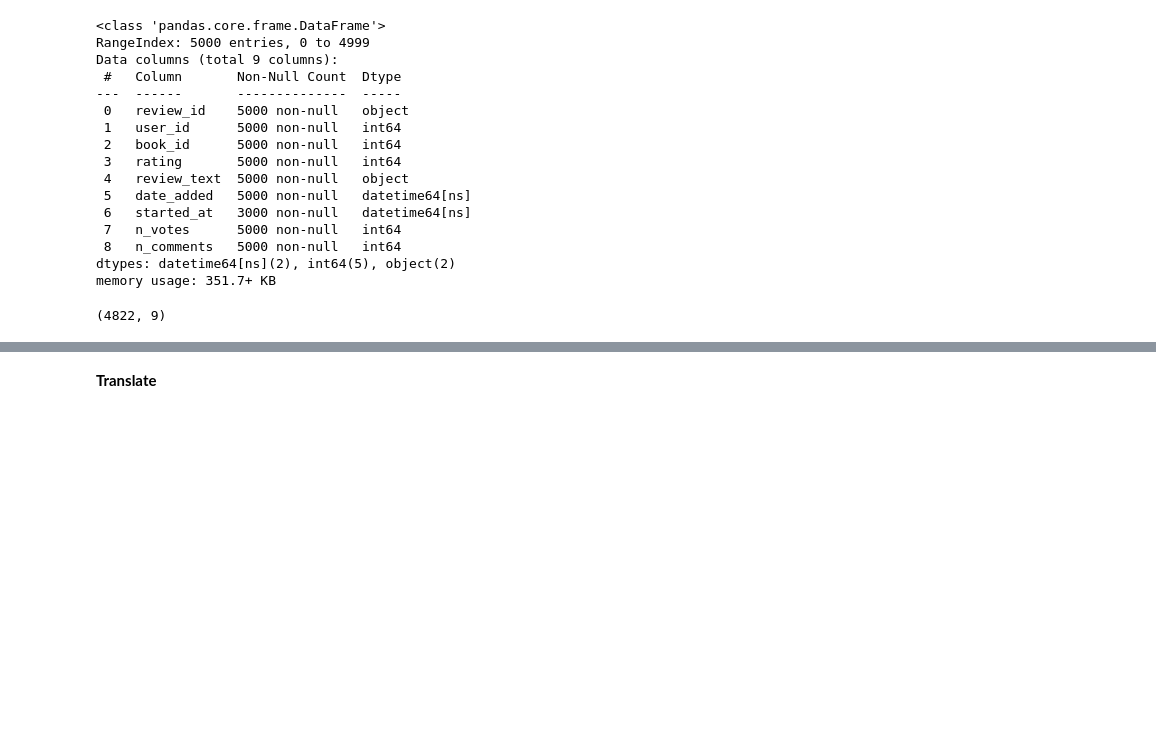
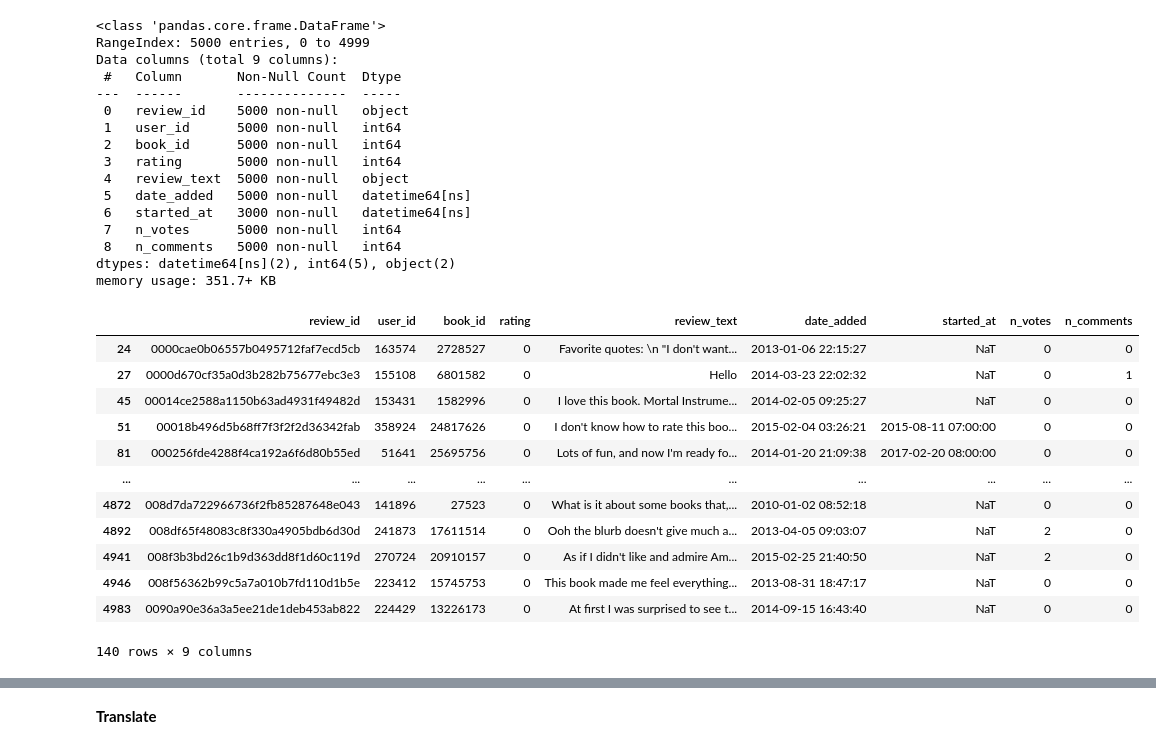
Before and after one commit to Benjouzz/DS50_backend, a Jupyter notebook: ds50-nlp.ipynb, the cells around one changed output, grey strips where cells are left out. Drawn from its saved outputs; the diff is of its cells as text; code cells hidden in the pictures; blank space fills up the shorter version.

```diff
--- a/ds50-nlp.ipynb
+++ b/ds50-nlp.ipynb
@@ -76,8 +75,21 @@ memory usage: 351.7+ KB
 data = data[(data['review_text'].str.len() > 3) & (data['review_text'].str.len() < 3000) & (((~ data['review_text'].str.isdigit()) & (data['review_text'].str.len() != 0)) | (data['rating'] != 0))]
 # %%
 data.shape
+data[data['rating'] == 0]
 # %% [output]
+|  | review_id | user_id | book_id | rating | review_text | date_added | started_at | n_votes | n_comments |
+| 24 | 0000cae0b06557b0495712faf7ecd5cb | 163574 | 2728527 | 0 | Favorite quotes: \n "I don't want... | 2013-01-06 22:15:27 | NaT | 0 | 0 |
+| 27 | 0000d670cf35a0d3b282b75677ebc3e3 | 155108 | 6801582 | 0 | Hello | 2014-03-23 22:02:32 | NaT | 0 | 1 |
+| 45 | 00014ce2588a1150b63ad4931f49482d | 153431 | 1582996 | 0 | I love this book. Mortal Instrume... | 2014-02-05 09:25:27 | NaT | 0 | 0 |
+| 51 | 00018b496d5b68ff7f3f2f2d36342fab | 358924 | 24817626 | 0 | I don't know how to rate this boo... | 2015-02-04 03:26:21 | 2015-08-11 07:00:00 | 0 | 0 |
+| 81 | 000256fde4288f4ca192a6f6d80b55ed | 51641 | 25695756 | 0 | Lots of fun, and now I'm ready fo... | 2014-01-20 21:09:38 | 2017-02-20 08:00:00 | 0 | 0 |
+| ... | ... | ... | ... | ... | ... | ... | ... | ... | ... |
+| 4872 | 008d7da722966736f2fb85287648e043 | 141896 | 27523 | 0 | What is it about some books that,... | 2010-01-02 08:52:18 | NaT | 0 | 0 |
+| 4892 | 008df65f48083c8f330a4905bdb6d30d | 241873 | 17611514 | 0 | Ooh the blurb doesn't give much a... | 2013-04-05 09:03:07 | NaT | 2 | 0 |
+| 4941 | 008f3b3bd26c1b9d363dd8f1d60c119d | 270724 | 20910157 | 0 | As if I didn't like and admire Am... | 2015-02-25 21:40:50 | NaT | 2 | 0 |
+| 4946 | 008f56362b99c5a7a010b7fd110d1b5e | 223412 | 15745753 | 0 | This book made me feel everything... | 2013-08-31 18:47:17 | NaT | 0 | 0 |
+| 4983 | 0090a90e36a3a5ee21de1deb453ab822 | 224429 | 13226173 | 0 | At first I was surprised to see t... | 2014-09-15 16:43:40 | NaT | 0 | 0 |
-(4822, 9)
+140 rows × 9 columns
 # %%
 def isfloat(num):
     try:
```
Also changed, not shown: parts of 14 cells of this notebook.
